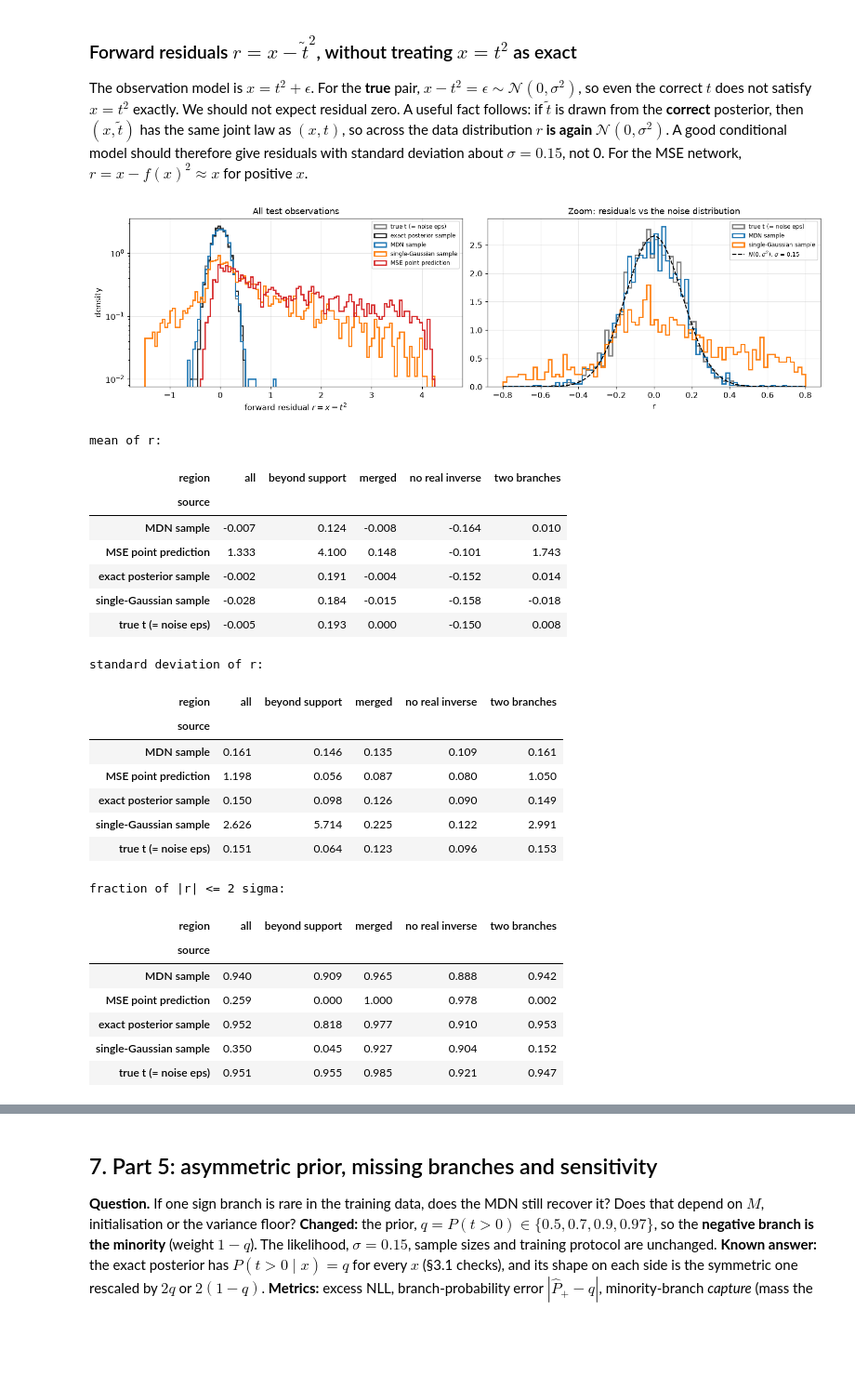
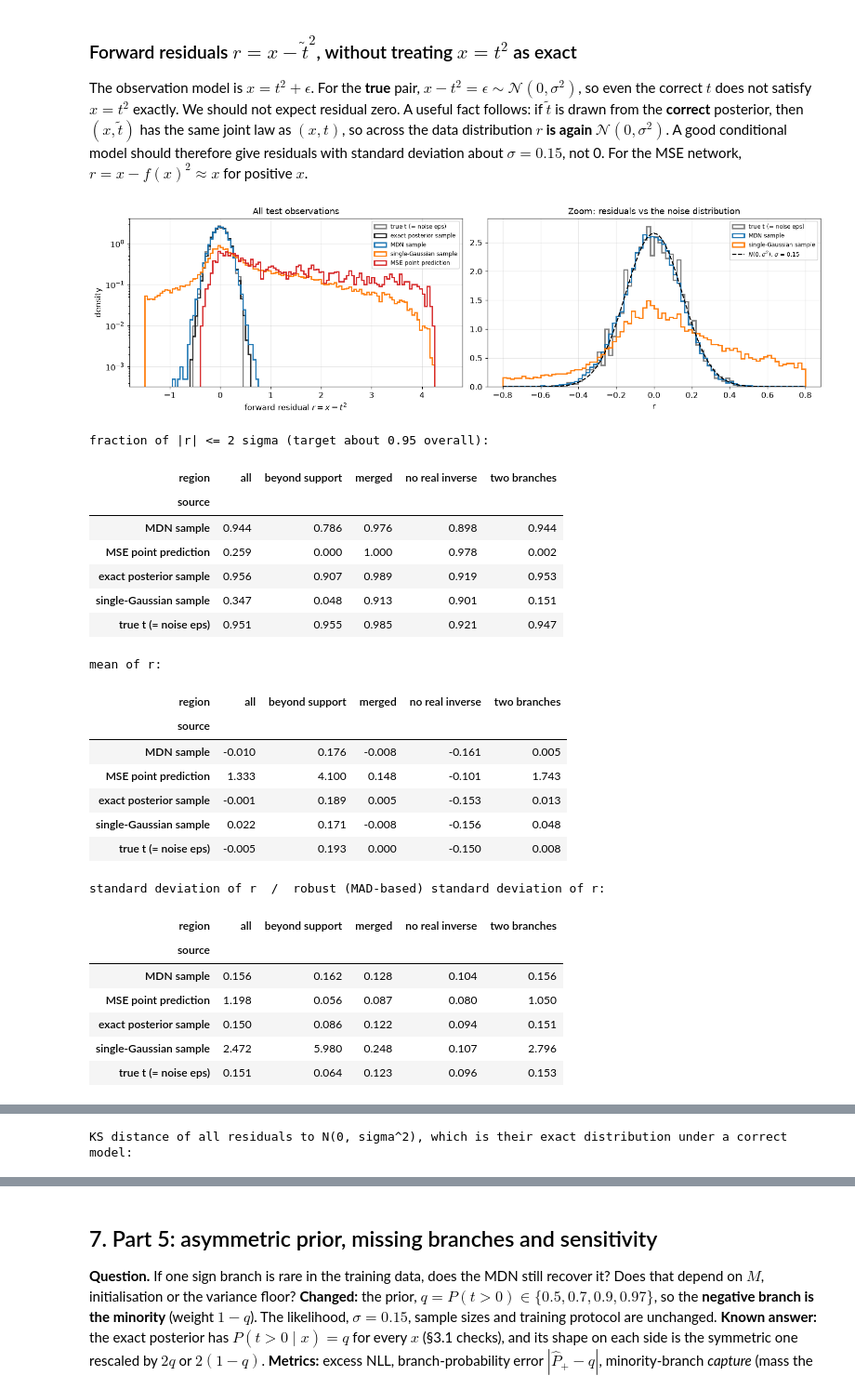
Before and after one commit to aamil-finoj/FDS_Project_8, a Jupyter notebook: Project8_Inverse_Problems.ipynb, the cells around one changed output, grey strips where cells are left out. Shown at 93% size. Drawn from its saved outputs; the diff is of its cells as text; code cells hidden in the pictures; blank space fills up the shorter version.

```diff
--- a/Project8_Inverse_Problems.ipynb
+++ b/Project8_Inverse_Problems.ipynb
@@ -813,0 +911,10 @@ wrong. Branch probability must always be read together with NLL, W1 and the dens
+# %%
+fig, axes = plt.subplots(1, 3, figsize=(15, 3.6), sharey=True)
+for ax, (name, c) in zip(axes, [("exact posterior (quadrature)", COLORS["reference"]), ("single Gaussian (M=1)", COLORS["single"]),
+                                (f"MDN (M={BASE_MDN.M})", COLORS["mdn"])]):
+    ax.hist(pit[name], bins=20, range=(0, 1), density=True, color=c, alpha=0.75)
+    ax.axhline(1, color="k", ls="--", lw=1, label="Uniform(0, 1)")
+    ax.set(title=f"{name}\nKS distance = {kstest(pit[name], 'uniform').statistic:.3f}", xlabel=r"PIT value $F(t_i\mid x_i)$")
+axes[0].set_ylabel("density"); axes[0].legend(fontsize=8)
+fig.suptitle("Calibration on the held-out test set (seed 0)")
+savefig(fig, "06_pit_calibration"); plt.show()
@@ -838,63 +956,73 @@ joint law as $(x,t)$, so across the data distribution **$r$ is again $\mathcal N
 A good conditional model should therefore give residuals with standard deviation about
 $\sigma=0.15$, not 0. For the MSE network, $r=x-f(x)^2\approx x$ for positive $x$.
 # %%
+N_RES = 20   # posterior samples per test x, so the residual statistics are not one random draw
+x_rep = np.repeat(x_te, N_RES)                                   # x repeated to match the flattened samples
 r_true = x_te - t_te**2
-r_ref  = x_te - E.sample_reference(x_te, T_GRID, A, SIGMA, 0.5, 1, seed=2)[:, 0] ** 2
-r_sg   = x_te - E.sample_conditional(sg_model, x_te, 1, seed=2)[:, 0] ** 2
-r_mdn  = x_te - E.sample_conditional(mdn_model, x_te, 1, seed=2)[:, 0] ** 2
+r_ref  = x_rep - E.sample_reference(x_te, T_GRID, A, SIGMA, 0.5, N_RES, seed=2).ravel() ** 2
+r_sg   = x_rep - E.sample_conditional(sg_model, x_te, N_RES, seed=2).ravel() ** 2
+r_mdn  = x_rep - E.sample_conditional(mdn_model, x_te, N_RES, seed=2).ravel() ** 2
 r_mse  = x_te - E.predict_point(mse_model0, x_te) ** 2
 res = {"true t (= noise eps)": r_true, "exact posterior sample": r_ref, "MDN sample": r_mdn,
        "single-Gaussian sample": r_sg, "MSE point prediction": r_mse}
+res_x = {k: (x_rep if len(r) == len(x_rep) else x_te) for k, r in res.items()}   # matching x for each residual array
 
 fig, axes = plt.subplots(1, 2, figsize=(14, 4))
 bins = np.linspace(-1.5, 4.5, 121)
 for (name, r), c in zip(res.items(), ["grey", COLORS["reference"], COLORS["mdn"], COLORS["single"], COLORS["mse"]]):
     axes[0].hist(r, bins=bins, density=True, histtype="step", lw=1.8, color=c, label=name)
 axes[0].set(xlabel=r"forward residual $r = x - t^2$", ylabel="density", title="All test observations", yscale="log")
 zoom = np.linspace(-0.8, 0.8, 81)
 for name in ["true t (= noise eps)", "MDN sample", "single-Gaussian sample"]:
     axes[1].hist(res[name], bins=zoom, density=True, histtype="step", lw=1.8, label=name,
                  color={"true t (= noise eps)": "grey", "MDN sample": COLORS["mdn"], "single-Gaussian sample": COLORS["single"]}[name])
 axes[1].plot(zoom, norm.pdf(zoom, 0, SIGMA), "k--", lw=1.5, label=r"$N(0,\sigma^2)$, $\sigma$ = 0.15")
 axes[1].set(xlabel="r", title="Zoom: residuals vs the noise distribution")
 axes[0].legend(fontsize=8); axes[1].legend(fontsize=8)
 savefig(fig, "06_forward_residuals"); plt.show()
 
-reg_te = np.array([R.classify_region(x, A, SIGMA) for x in x_te])
 rows = []
 for name, r in res.items():
+    reg_r = np.array([R.classify_region(x, A, SIGMA) for x in res_x[name]])
     for reg in ["all", "no real inverse", "merged", "two branches", "beyond support"]:
-        mask = np.ones_like(r, bool) if reg == "all" else reg_te == reg
-        rows.append(dict(source=name, region=reg, n=int(mask.sum()), mean_r=r[mask].mean(), sd_r=r[mask].std(),
-                         frac_within_2sigma=np.mean(np.abs(r[mask]) <= 2 * SIGMA)))
+        mask = np.ones_like(r, bool) if reg == "all" else reg_r == reg
+        rm = r[mask]
+        rows.append(dict(source=name, region=reg, n=int(mask.sum()), mean_r=rm.mean(), sd_r=rm.std(),
+                         robust_sd_r=1.4826 * np.median(np.abs(rm - np.median(rm))),   # MAD-based, insensitive to a few huge residuals
+                         frac_within_2sigma=np.mean(np.abs(rm) <= 2 * SIGMA)))
 resid_table = pd.DataFrame(rows)
+resid_table.to_csv(RESULTS / "part4_forward_residuals.csv", index=False)
+print("fraction of |r| <= 2 sigma (target about 0.95 overall):")
+display(resid_table.pivot(index="source", columns="region", values="frac_within_2sigma").round(3))
 print("mean of r:"); display(resid_table.pivot(index="source", columns="region", values="mean_r").round(3))
-print("standard deviation of r:"); display(resid_table.pivot(index="source", columns="region", values="sd_r").round(3))
-print("fraction of |r| <= 2 sigma:")
-display(resid_table.pivot(index="source", columns="region", values="frac_within_2sigma").round(3))
+print("standard deviation of r  /  robust (MAD-based) standard deviation of r:")
+display(resid_table.pivot(index="source", columns="region", values="sd_r").round(3))
+display(resid_table.pivot(index="source", columns="region", values="robust_sd_r").round(3))
+print("KS distance of all residuals to N(0, sigma^2), which is their exact distribution under a correct model:")
+display(pd.Series({k: kstest(r, lambda v: norm.cdf(v, 0, SIGMA)).statistic for k, r in res.items()}, name="KS distance").round(3))
 # %% [output]
-[figure, old version]
+[figure, new version]
-mean of r:
+fraction of |r| <= 2 sigma (target about 0.95 overall):
 | region | all | beyond support | merged | no real inverse | two branches |
 | source |  |  |  |  |  |
-| MDN sample | -0.007 | 0.124 | -0.008 | -0.164 | 0.010 |
-| MSE point prediction | 1.333 | 4.100 | 0.148 | -0.101 | 1.743 |
-| exact posterior sample | -0.002 | 0.191 | -0.004 | -0.152 | 0.014 |
-| single-Gaussian sample | -0.028 | 0.184 | -0.015 | -0.158 | -0.018 |
-| true t (= noise eps) | -0.005 | 0.193 | 0.000 | -0.150 | 0.008 |
+| MDN sample | 0.944 | 0.786 | 0.976 | 0.898 | 0.944 |
+| MSE point prediction | 0.259 | 0.000 | 1.000 | 0.978 | 0.002 |
+| exact posterior sample | 0.956 | 0.907 | 0.989 | 0.919 | 0.953 |
+| single-Gaussian sample | 0.347 | 0.048 | 0.913 | 0.901 | 0.151 |
+| true t (= noise eps) | 0.951 | 0.955 | 0.985 | 0.921 | 0.947 |
-standard deviation of r:
+mean of r:
 | region | all | beyond support | merged | no real inverse | two branches |
 | source |  |  |  |  |  |
-| MDN sample | 0.161 | 0.146 | 0.135 | 0.109 | 0.161 |
-| MSE point prediction | 1.198 | 0.056 | 0.087 | 0.080 | 1.050 |
-| exact posterior sample | 0.150 | 0.098 | 0.126 | 0.090 | 0.149 |
-| single-Gaussian sample | 2.626 | 5.714 | 0.225 | 0.122 | 2.991 |
-| true t (= noise eps) | 0.151 | 0.064 | 0.123 | 0.096 | 0.153 |
+| MDN sample | -0.010 | 0.176 | -0.008 | -0.161 | 0.005 |
+| MSE point prediction | 1.333 | 4.100 | 0.148 | -0.101 | 1.743 |
+| exact posterior sample | -0.001 | 0.189 | 0.005 | -0.153 | 0.013 |
+| single-Gaussian sample | 0.022 | 0.171 | -0.008 | -0.156 | 0.048 |
+| true t (= noise eps) | -0.005 | 0.193 | 0.000 | -0.150 | 0.008 |
-fraction of |r| <= 2 sigma:
+standard deviation of r  /  robust (MAD-based) standard deviation of r:
 | region | all | beyond support | merged | no real inverse | two branches |
 | source |  |  |  |  |  |
-| MDN sample | 0.940 | 0.909 | 0.965 | 0.888 | 0.942 |
-| MSE point prediction | 0.259 | 0.000 | 1.000 | 0.978 | 0.002 |
-| exact posterior sample | 0.952 | 0.818 | 0.977 | 0.910 | 0.953 |
-| single-Gaussian sample | 0.350 | 0.045 | 0.927 | 0.904 | 0.152 |
-| true t (= noise eps) | 0.951 | 0.955 | 0.985 | 0.921 | 0.947 |
+| MDN sample | 0.156 | 0.162 | 0.128 | 0.104 | 0.156 |
+| MSE point prediction | 1.198 | 0.056 | 0.087 | 0.080 | 1.050 |
+| exact posterior sample | 0.150 | 0.086 | 0.122 | 0.094 | 0.151 |
+| single-Gaussian sample | 2.472 | 5.980 | 0.248 | 0.107 | 2.796 |
+| true t (= noise eps) | 0.151 | 0.064 | 0.123 | 0.096 | 0.153 |
@@ -900,0 +1036 @@ fraction of |r| <= 2 sigma:
+KS distance of all residuals to N(0, sigma^2), which is their exact distribution under a correct model:
```
Also changed, not shown: parts of 20 cells of this notebook, 18 other files.
